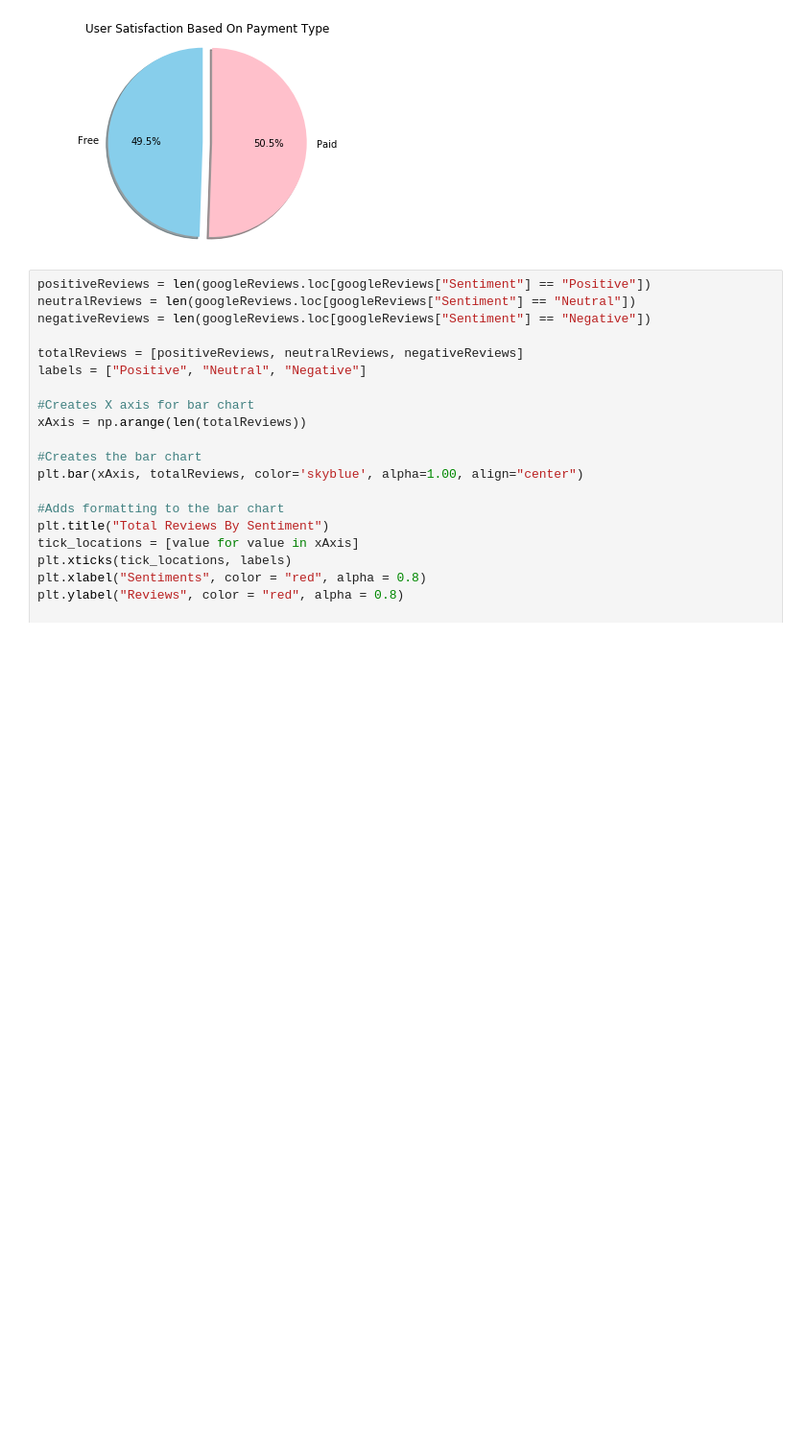
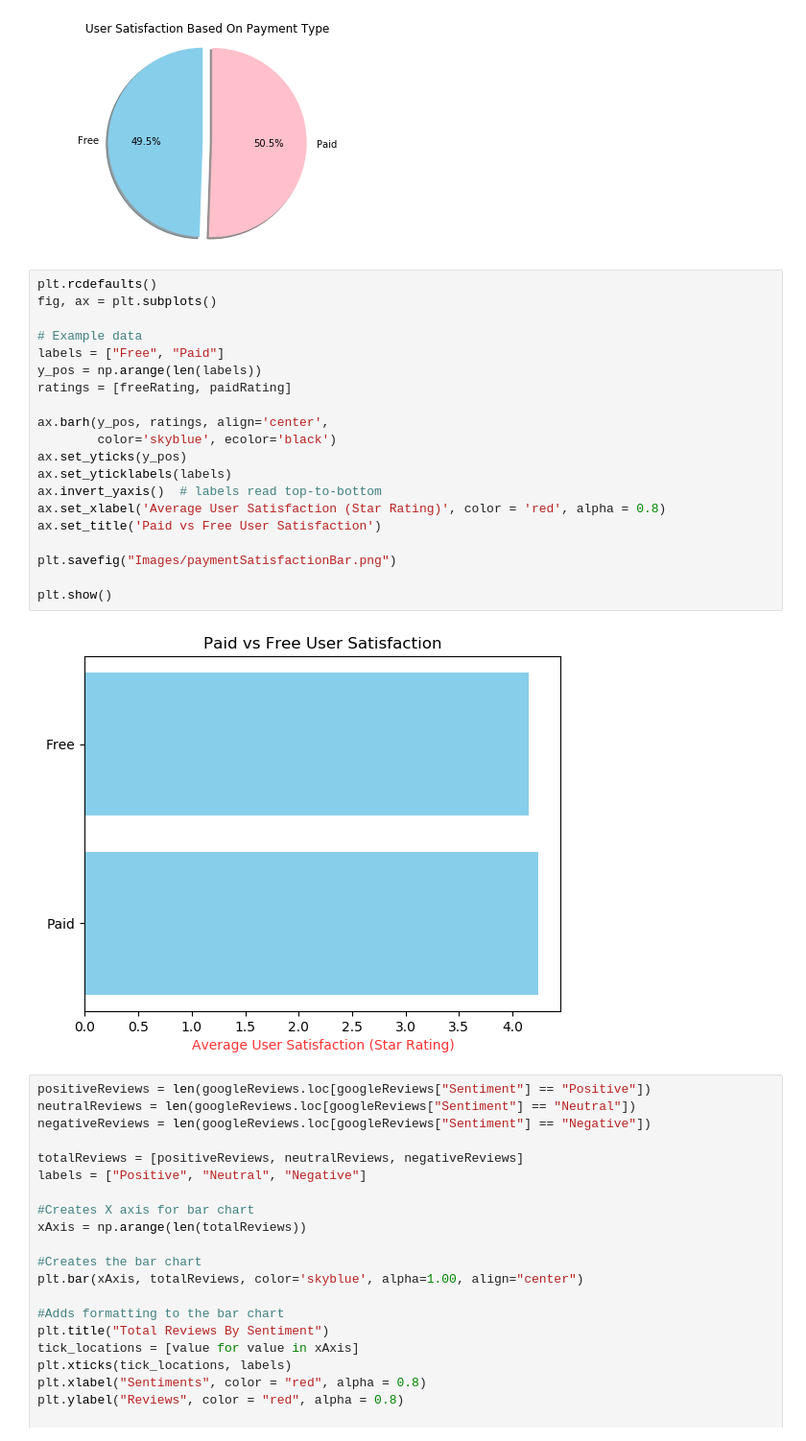
Before and after one commit to KylePeterson623/Project1, a Jupyter notebook: kyle.ipynb, the cells around one changed output. Shown at 96% size. Cells and saved outputs as stored; diff of their text form; blank space fills up the shorter version.

```diff
--- a/kyle.ipynb
+++ b/kyle.ipynb
@@ -204,6 +204,28 @@ plt.savefig("Images/paymentSatisfaction.png")
 plt.show()
 # %% [output]
 [figure]
+# %%
+plt.rcdefaults()
+fig, ax = plt.subplots()
+
+# Example data
+labels = ["Free", "Paid"]
+y_pos = np.arange(len(labels))
+ratings = [freeRating, paidRating]
+
+ax.barh(y_pos, ratings, align='center',
+        color='skyblue', ecolor='black')
+ax.set_yticks(y_pos)
+ax.set_yticklabels(labels)
+ax.invert_yaxis()  # labels read top-to-bottom
+ax.set_xlabel('Average User Satisfaction (Star Rating)', color = 'red', alpha = 0.8)
+ax.set_title('Paid vs Free User Satisfaction')
+
+plt.savefig("Images/paymentSatisfactionBar.png")
+
+plt.show()
+# %% [output]
+[figure, added]
 # %%
 positiveReviews = len(googleReviews.loc[googleReviews["Sentiment"] == "Positive"])
 neutralReviews = len(googleReviews.loc[googleReviews["Sentiment"] == "Neutral"])
```
Also changed, not shown: 2 other files.
